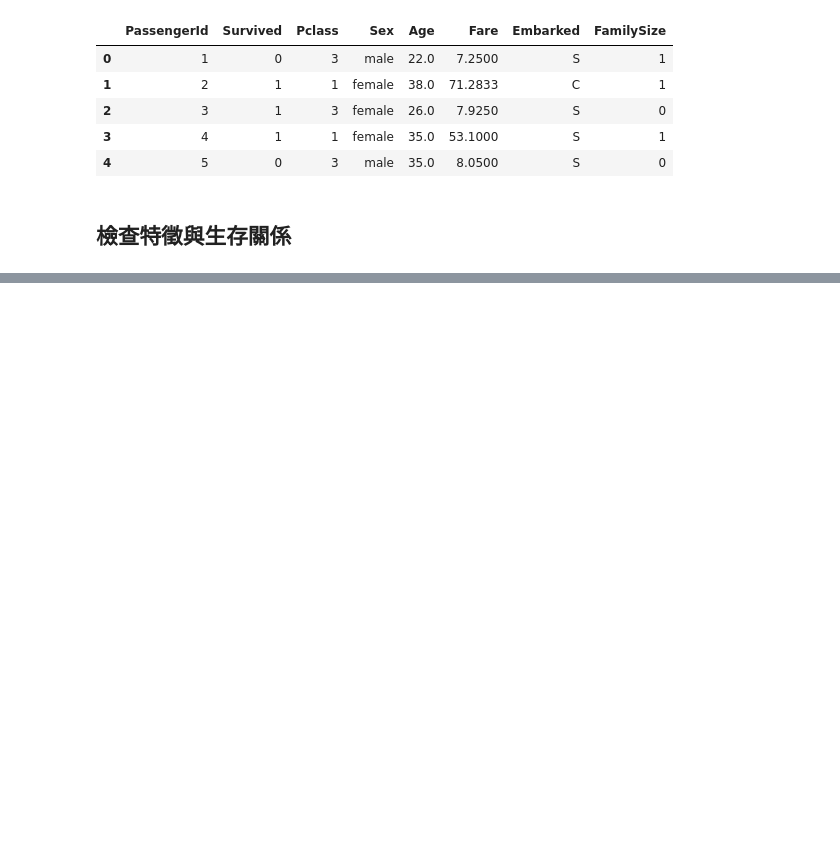
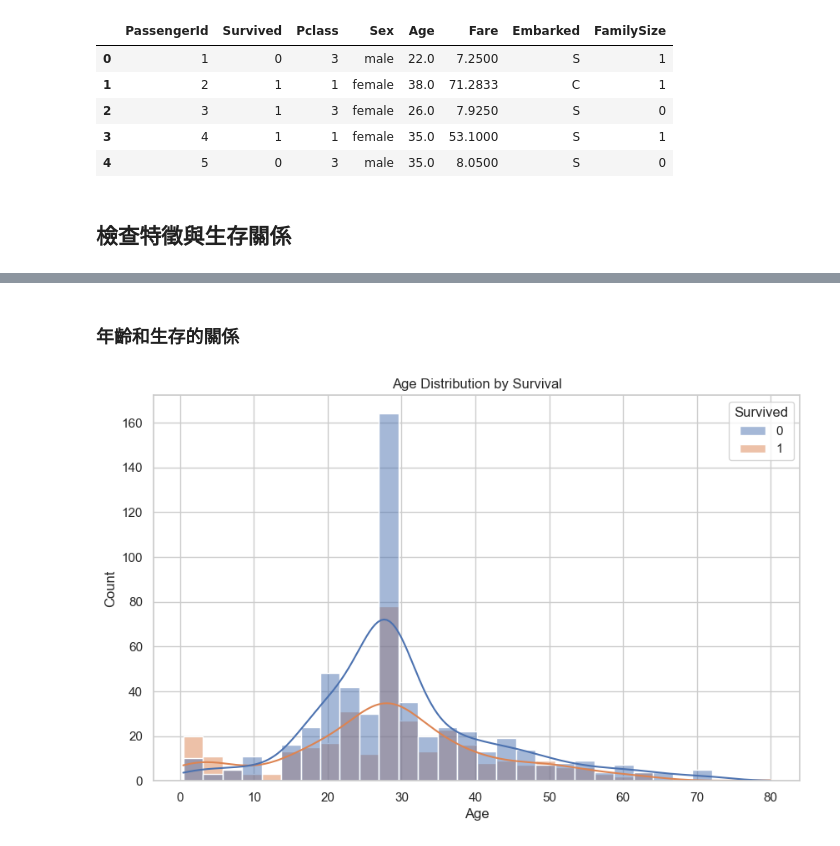
Before and after one commit to twcch/TitanicSurvivalClassifer, a Jupyter notebook: notebooks/02_eda_processed.ipynb, the cells around one changed output, grey strips where cells are left out. Drawn from its saved outputs; the diff is of its cells as text; code cells hidden in the pictures; blank space fills up the shorter version.

```diff
--- a/notebooks/02_eda_processed.ipynb
+++ b/notebooks/02_eda_processed.ipynb
@@ -62,0 +66,8 @@ plt.show()
+# %% [markdown]
+### 年齡和生存的關係
+# %%
+sns.histplot(data=train_df, x='Age', hue='Survived', bins=30, kde=True)
+plt.title("Age Distribution by Survival")
+plt.show()
+# %% [output]
+[figure, added]
```
Also changed, not shown: parts of 13 cells of this notebook.
